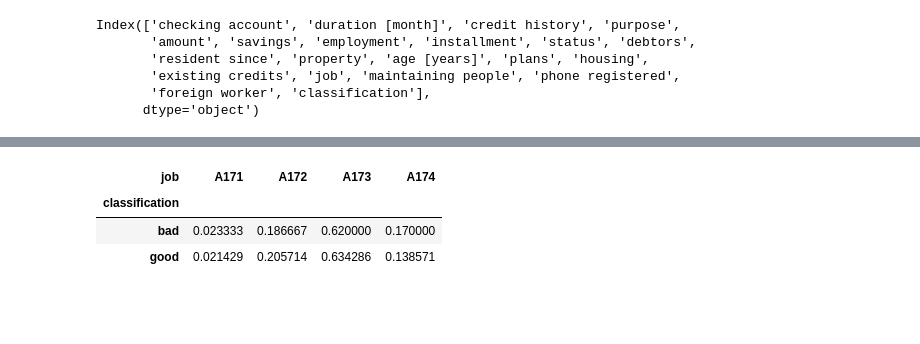
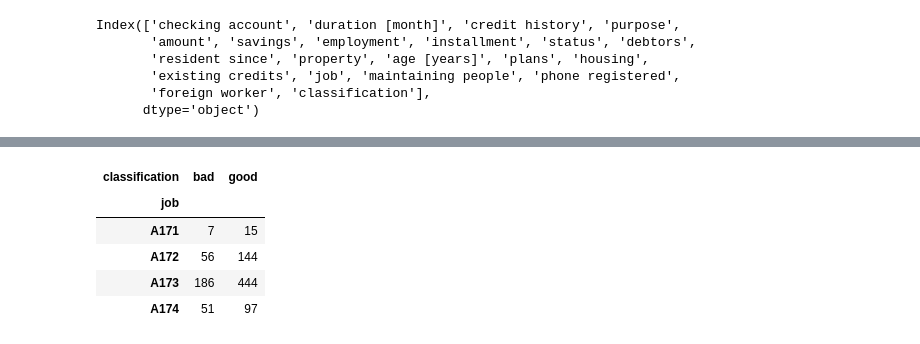
Before and after one commit to Carlson43/WWI20DSA_DV, a Jupyter notebook: W25/w25_Joshua.ipynb, the cells around one changed output, grey strips where cells are left out. Saved outputs shown, nothing was run; the diff lists cells and outputs as text; code cells hidden in the pictures; blank space fills up the shorter version.

```diff
--- a/W25/w25_Joshua.ipynb
+++ b/W25/w25_Joshua.ipynb
@@ -21 +21,4 @@ df.head()
+# %%
+filename = "credict_data_german.csv2.csv"
+df = pd.read_csv(filename)
 # %%
@@ -131,7 +180,3 @@ Index(['checking account', 'duration [month]', 'credit history', 'purpose',
        'existing credits', 'job', 'maintaining people', 'phone registered',
        'foreign worker', 'classification'],
       dtype='object')
-# %%
-df['classint'] = (df['classification'] == 'good').astype(int)
-
-df
@@ -188,7 +219,9 @@ pd.crosstab(index=df['classification'], columns=df['checking account'], normaliz
 # %%
-pd.crosstab(index=df['classification'], columns=df['job'], normalize='index')
+pd.crosstab(df["job"],df["classification"])
 # %% [output]
-| job | A171 | A172 | A173 | A174 |
-| classification |  |  |  |  |
-| bad | 0.023333 | 0.186667 | 0.620000 | 0.170000 |
-| good | 0.021429 | 0.205714 | 0.634286 | 0.138571 |
+| classification | bad | good |
+| job |  |  |
+| A171 | 7 | 15 |
+| A172 | 56 | 144 |
+| A173 | 186 | 444 |
+| A174 | 51 | 97 |
```
Also changed, not shown: parts of 40 cells of this notebook.
